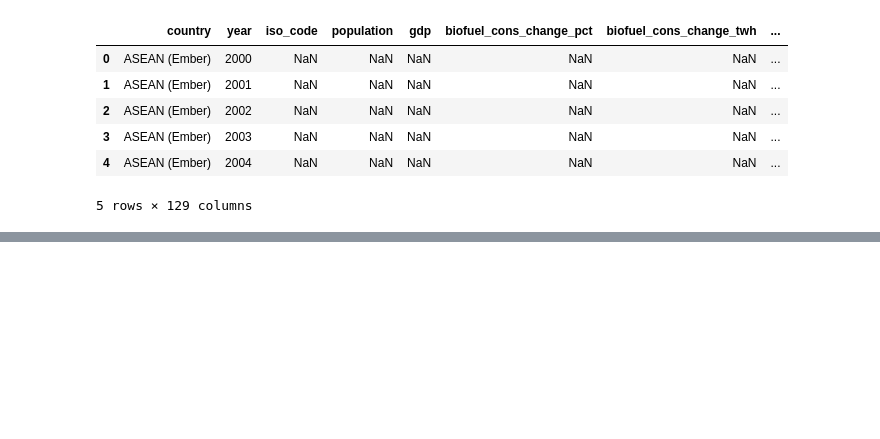
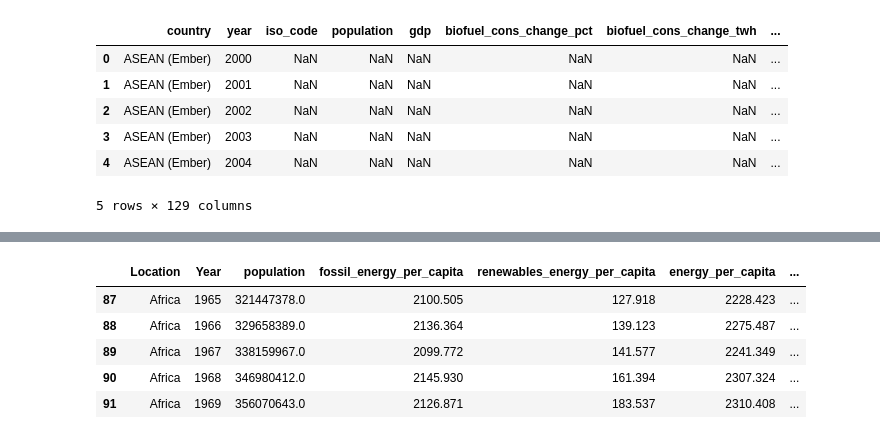
Before and after one commit to Faith-Hall/Group-Project-1, a Jupyter notebook: energy-data-1.ipynb, the cells around one changed output, grey strips where cells are left out. Cells and saved outputs as stored; diff of their text form; code cells hidden in the pictures; blank space fills up the shorter version.

```diff
--- a/energy-data-1.ipynb
+++ b/energy-data-1.ipynb
@@ -101,0 +135,11 @@ KeyError: "['fossil_energy_per_capita', 'renewables_energy_per_capita'] not in i
+# %%
+# drop NaN
+merge_df_clean = merge_df.dropna()
+merge_df_clean.head()
+# %% [output]
+|  | Location | Year | population | fossil_energy_per_capita | renewables_energy_per_capita | energy_per_capita | ... |
+| 87 | Africa | 1965 | 321447378.0 | 2100.505 | 127.918 | 2228.423 | ... |
+| 88 | Africa | 1966 | 329658389.0 | 2136.364 | 139.123 | 2275.487 | ... |
+| 89 | Africa | 1967 | 338159967.0 | 2099.772 | 141.577 | 2241.349 | ... |
+| 90 | Africa | 1968 | 346980412.0 | 2145.930 | 161.394 | 2307.324 | ... |
+| 91 | Africa | 1969 | 356070643.0 | 2126.871 | 183.537 | 2310.408 | ... |
```
Also changed, not shown: parts of 12 cells of this notebook, 2 other files.
